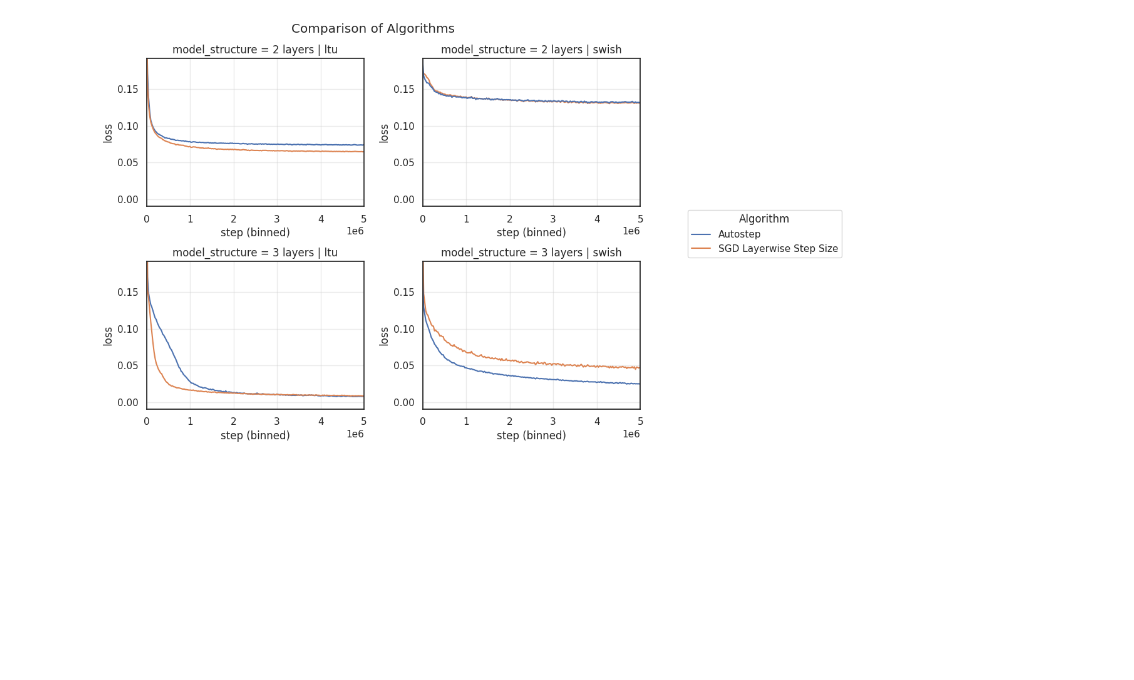
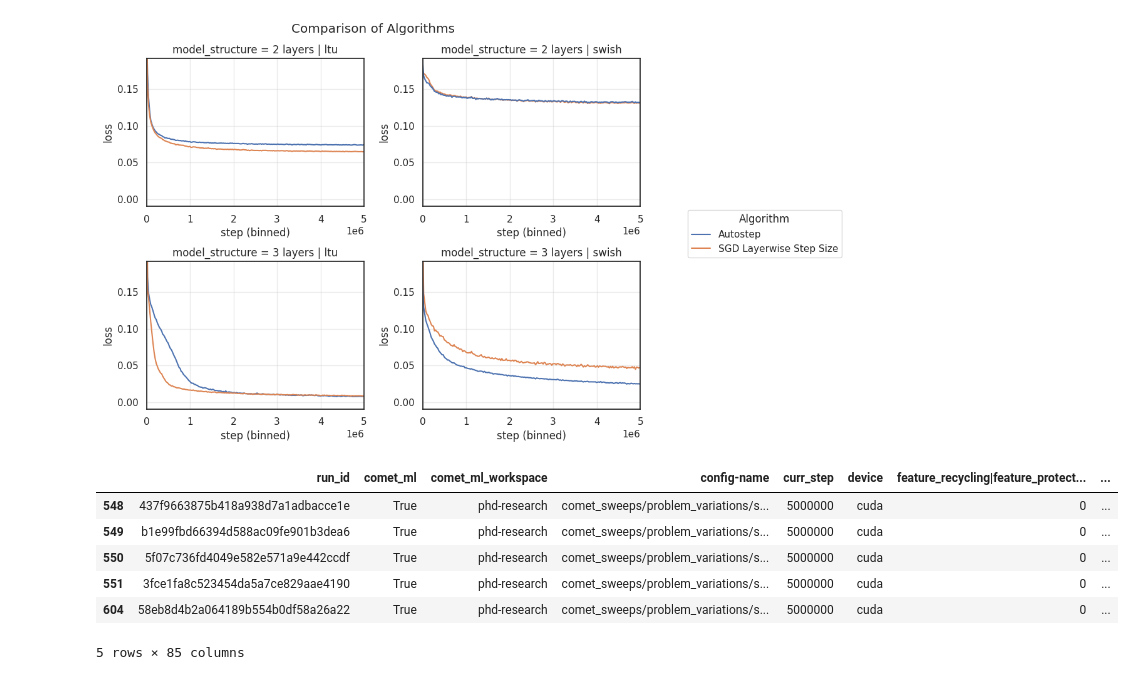
Before and after one commit to ejmejm/phd_research, a Jupyter notebook: phd/feature_search/analysis/problem_variations/stationary_binary_regression.ipynb, the cells around one changed output. Saved outputs shown, nothing was run; the diff lists cells and outputs as text; code cells hidden in the pictures; blank space fills up the shorter version.

```diff
--- a/phd/feature_search/analysis/problem_variations/stationary_binary_regression.ipynb
+++ b/phd/feature_search/analysis/problem_variations/stationary_binary_regression.ipynb
@@ -179,6 +179,16 @@ plt.suptitle('Comparison of Algorithms')
 plt.show()
 # %% [output]
 [figure]
+# %%
+plot_config_df
+# %% [output]
+|  | run_id | comet_ml | comet_ml_workspace | config-name | curr_step | device | feature_recycling|feature_protect... | ... |
+| 548 | 437f9663875b418a938d7a1adbacce1e | True | phd-research | comet_sweeps/problem_variations/s... | 5000000 | cuda | 0 | ... |
+| 549 | b1e99fbd66394d588ac09fe901b3dea6 | True | phd-research | comet_sweeps/problem_variations/s... | 5000000 | cuda | 0 | ... |
+| 550 | 5f07c736fd4049e582e571a9e442ccdf | True | phd-research | comet_sweeps/problem_variations/s... | 5000000 | cuda | 0 | ... |
+| 551 | 3fce1fa8c523454da5a7ce829aae4190 | True | phd-research | comet_sweeps/problem_variations/s... | 5000000 | cuda | 0 | ... |
+| 604 | 58eb8d4b2a064189b554b0df58a26a22 | True | phd-research | comet_sweeps/problem_variations/s... | 5000000 | cuda | 0 | ... |
+5 rows × 85 columns
 # %%
 default_hyperparams = {
     'optimizer|learning_rate': 2**2,
```
Also changed, not shown: parts of 2 cells of this notebook, 1 other file.
